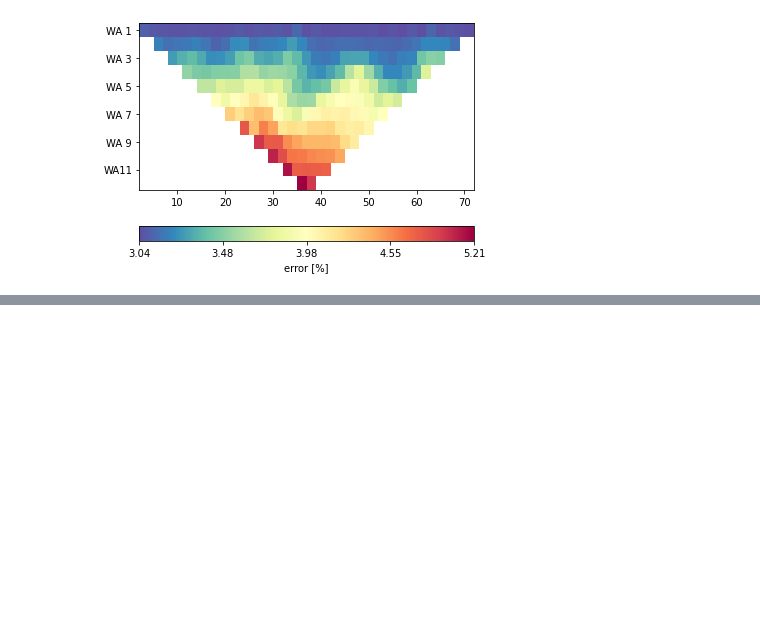
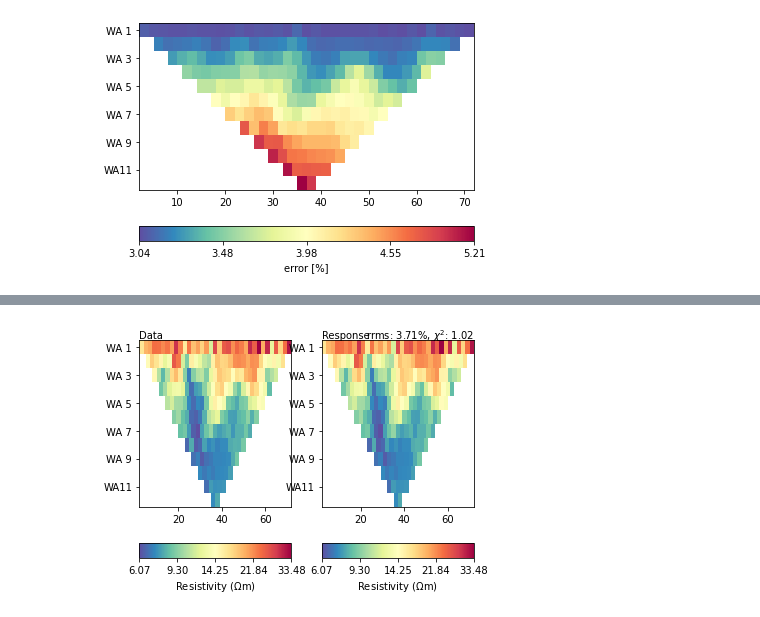
Before and after one commit to gimli-org/transform2021, a Jupyter notebook: 5_ERT_field_data_inversion.ipynb, the cells around one changed output, grey strips where cells are left out. Saved outputs shown, nothing was run; the diff lists cells and outputs as text; code cells hidden in the pictures; blank space fills up the shorter version.

```diff
--- a/5_ERT_field_data_inversion.ipynb
+++ b/5_ERT_field_data_inversion.ipynb
@@ -76,0 +104,4 @@ AttributeError: module 'pygimli.physics.ert' has no attribute 'invert'
+# %%
+mgr.showFit();
+# %% [output]
+[figure, added]
```
Also changed, not shown: parts of 4 cells of this notebook.
